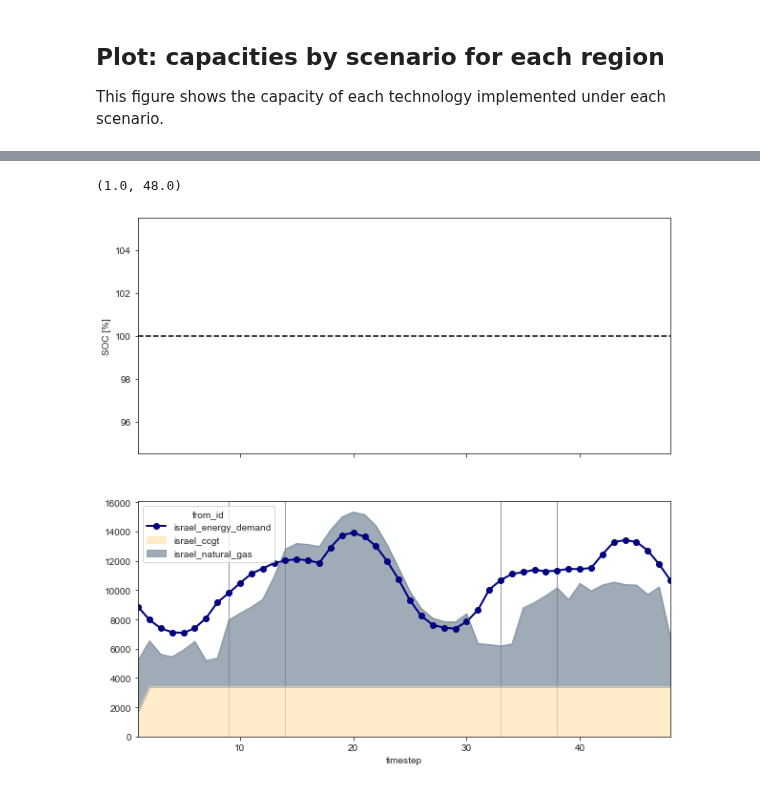
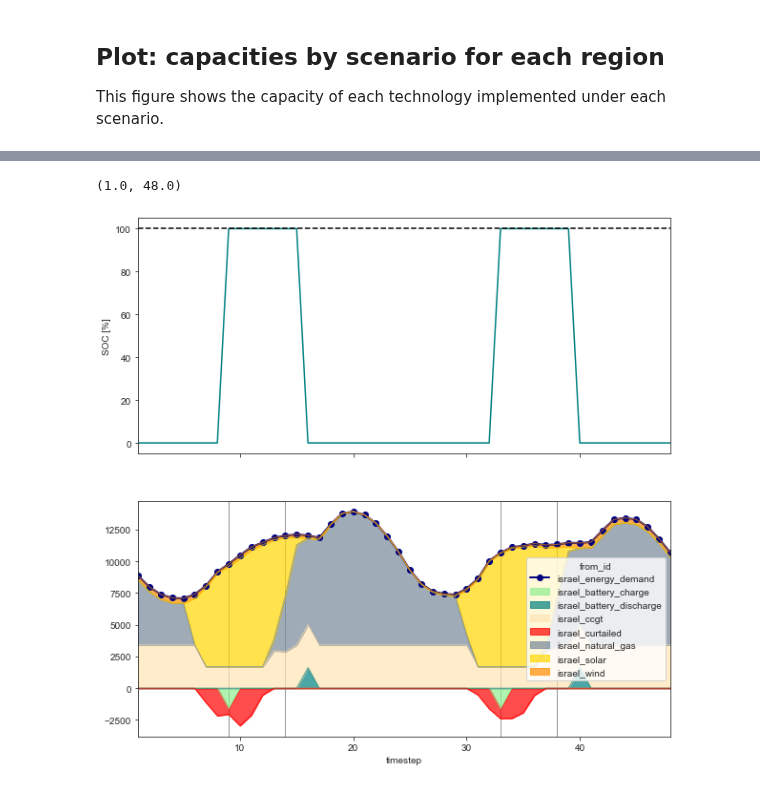
Before and after one commit to amanmajid/nextra, a Jupyter notebook: analysis/icae_results.ipynb, the cells around one changed output, grey strips where cells are left out. Saved outputs shown, nothing was run; the diff lists cells and outputs as text; code cells hidden in the pictures.

```diff
--- a/analysis/icae_results.ipynb
+++ b/analysis/icae_results.ipynb
@@ -304,19 +304,19 @@ f.savefig('../outputs/figures/supp_capacity_by_scenario.pdf',bbox_inches='tight'
 # %%
-scenario = 'COO'
+scenario = 'NCO'
 region = 'israel'
 node = region + '_battery_storage'
 month=1
 
 f,ax = plt.subplots(figsize=(10,10),nrows=2,ncols=1,sharex=True)
 
 results[scenario].plot_battery_storage_volume(node=node,days=2,month=month,ax=ax[0])
 results[scenario].plot_supply_curve(region=region,days=2,month=month,ax=ax[1],shade_battery_charge=True)
 
 ax[1].set_xlim([1,48])
 #plt.xticks(np.arange(0, 26, 2.0))
 # %% [output]
 (1.0, 48.0)
-[figure, old version]
+[figure, new version]
 # %%
 # import plotly.io as pio
 # import plotly.graph_objs as go
```
Also changed, not shown: parts of 5 cells of this notebook, 5 other files.
